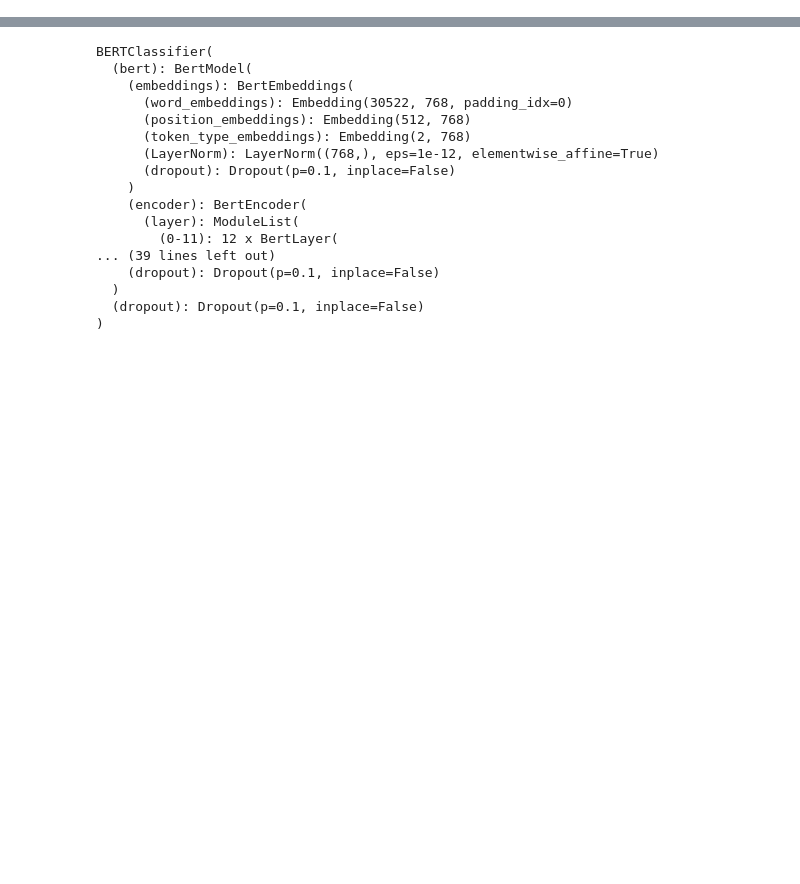
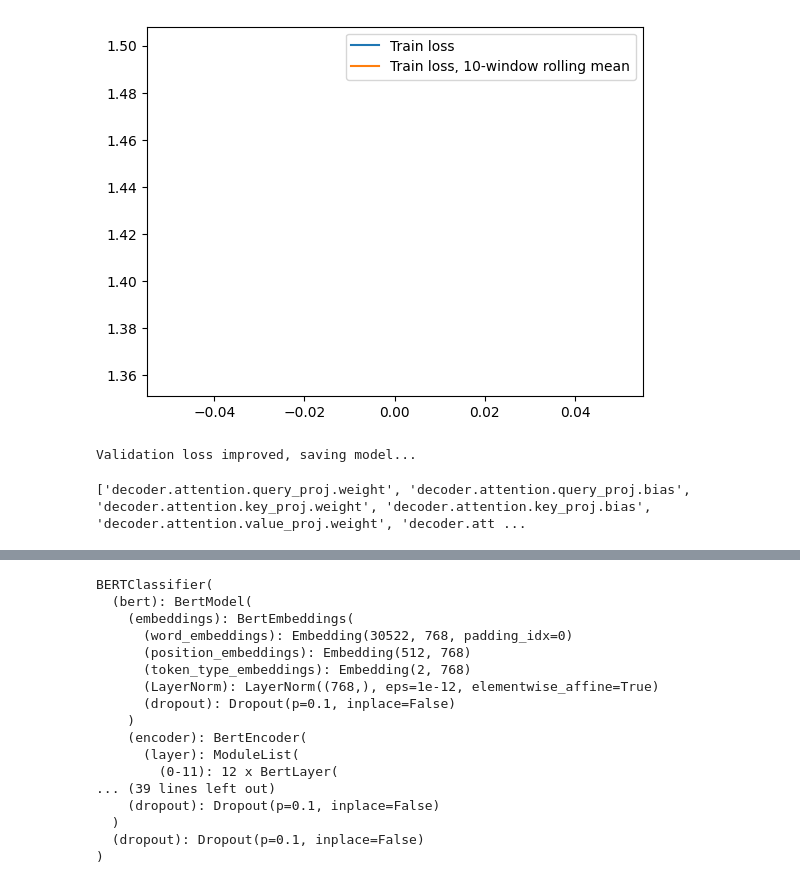
Before and after one commit to boalong/ensae-aml-projet, a Jupyter notebook: code/using_modules.ipynb, the cells around one changed output, grey strips where cells are left out. Cells and saved outputs as stored; diff of their text form; code cells hidden in the pictures; blank space fills up the shorter version.

```diff
--- a/code/using_modules.ipynb
+++ b/code/using_modules.ipynb
@@ -31,3 +31,3 @@ patience=5
 # %%
-train(device, dataloader_train, dataloader_val, model, learning_rate, num_epochs, patience, add_sparsity_penalty=True, experiment_name='check_sparsity_penalty')
+train(device, dataloader_train, dataloader_val, model, optimizer, num_epochs, patience, add_sparsity_penalty=True, experiment_name='check_sparsity_penalty')
 # %% [output]
@@ -34,0 +35,11 @@ KeyboardInterrupt
+[figure, added]
+Validation loss improved, saving model...
+# %%
+device = torch.device("cuda" if torch.cuda.is_available() else "cpu")
+model = HardThresholdingBERTClassifier(num_classes=3, threshold=0.02).to(device)
+print([name for name, param in model.named_parameters() if param.requires_grad]) # check that the BERT parameters are well frozen
+optimizer = torch.optim.Adam(model.decoder.parameters(), lr=1e-4)
+num_epochs = 1
+patience=5
+# %% [output]
+['decoder.attention.query_proj.weight', 'decoder.attention.query_proj.bias', 'decoder.attention.key_proj.weight', 'decoder.attention.key_proj.bias', 'decoder.attention.value_proj.weight', 'decoder.att ...
```
Also changed, not shown: parts of 12 cells of this notebook, 25 other files.
